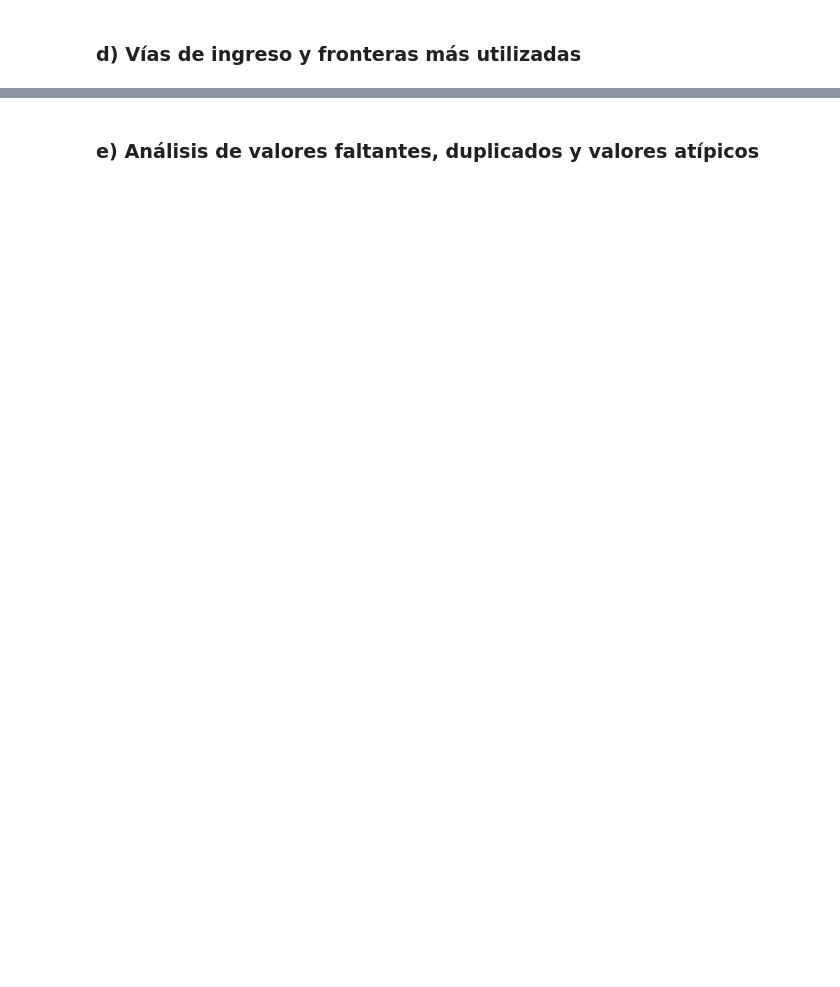
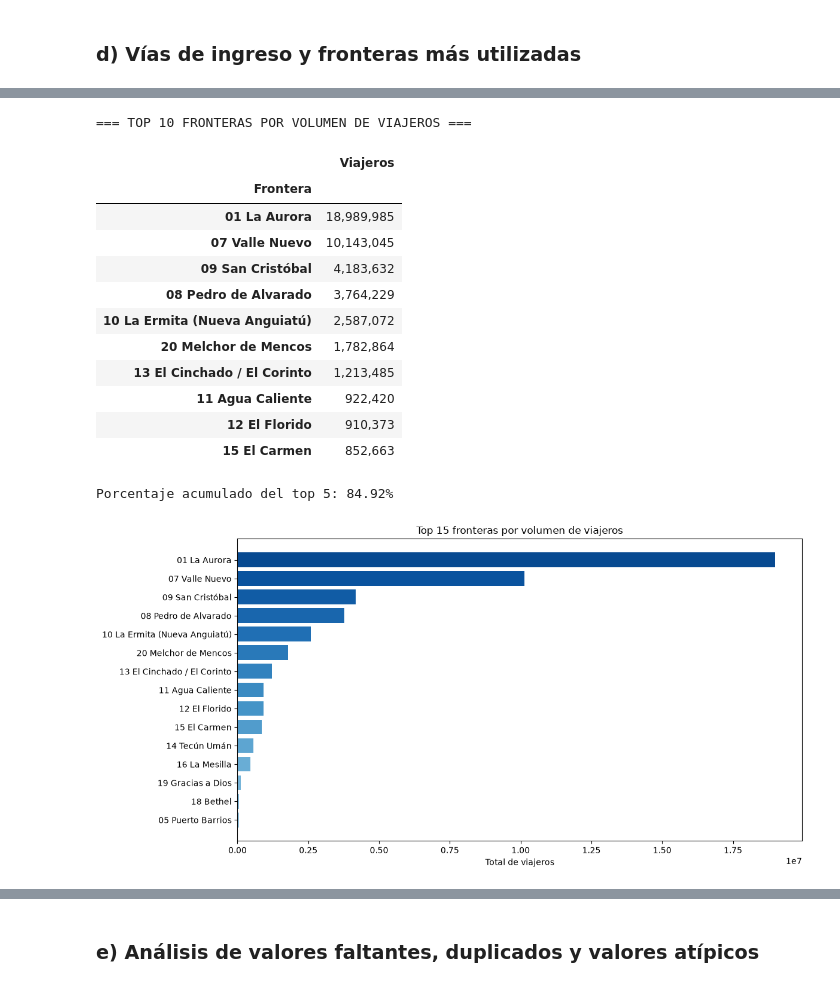
Before and after one commit to abbydoag/Labs_DataSci, a Jupyter notebook: Lab 1/Lab1.ipynb, the cells around one changed output, grey strips where cells are left out. Drawn from its saved outputs; the diff is of its cells as text; code cells hidden in the pictures; blank space fills up the shorter version.

```diff
--- a/Lab 1/Lab1.ipynb
+++ b/Lab 1/Lab1.ipynb
@@ -175,0 +189,39 @@ plt.show()
+# %%
+# Fronteras por volumen de viajeros
+fronteras = (
+    df_te.groupby("Frontera")["Viajero"]
+    .sum()
+    .sort_values(ascending=False)
+)
+print("=== TOP 10 FRONTERAS POR VOLUMEN DE VIAJEROS ===")
+display(fronteras.head(10).to_frame("Viajeros")
+        .style.format({"Viajeros": "{:,.0f}"}))
+print(
+    f"Porcentaje acumulado del top 5: "
+    f"{100 * fronteras.head(5).sum() / fronteras.sum():.2f}%"
+)
+
+fig, ax = plt.subplots(figsize=(12, 6))
+top15 = fronteras.head(15)
+ax.barh(top15.index, top15.values, color=plt.cm.Blues(np.linspace(.4, .9, 15))[::-1])
+ax.invert_yaxis()
+ax.set_title("Top 15 fronteras por volumen de viajeros")
+ax.set_xlabel("Total de viajeros")
+plt.tight_layout()
+plt.show()
+# %% [output]
+=== TOP 10 FRONTERAS POR VOLUMEN DE VIAJEROS ===
+|  | Viajeros |
+| Frontera |  |
+| 01 La Aurora | 18,989,985 |
+| 07 Valle Nuevo | 10,143,045 |
+| 09 San Cristóbal | 4,183,632 |
+| 08 Pedro de Alvarado | 3,764,229 |
+| 10 La Ermita (Nueva Anguiatú) | 2,587,072 |
+| 20 Melchor de Mencos | 1,782,864 |
+| 13 El Cinchado / El Corinto | 1,213,485 |
+| 11 Agua Caliente | 922,420 |
+| 12 El Florido | 910,373 |
+| 15 El Carmen | 852,663 |
+Porcentaje acumulado del top 5: 84.92%
+[figure, added]
```
Also changed, not shown: parts of 45 cells of this notebook, 1 other file.
